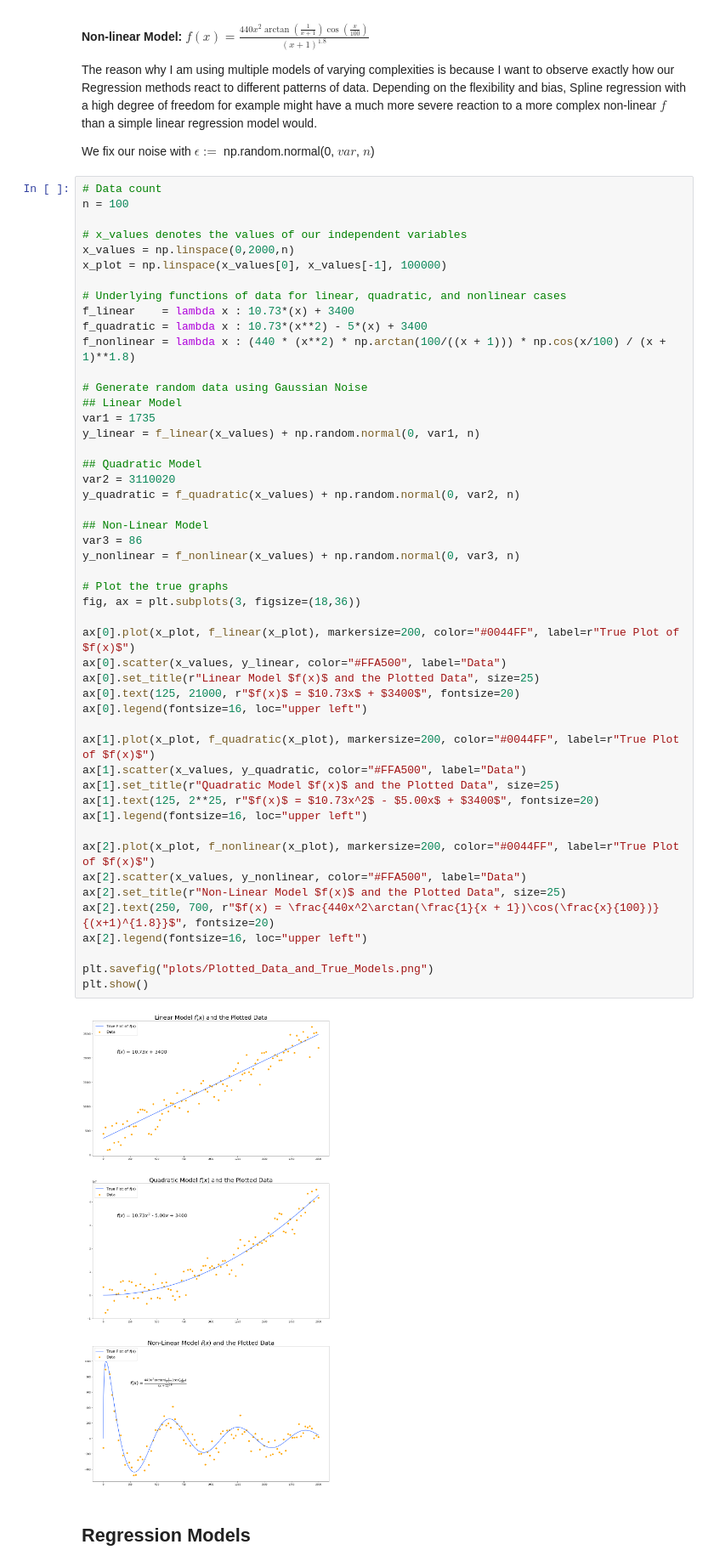
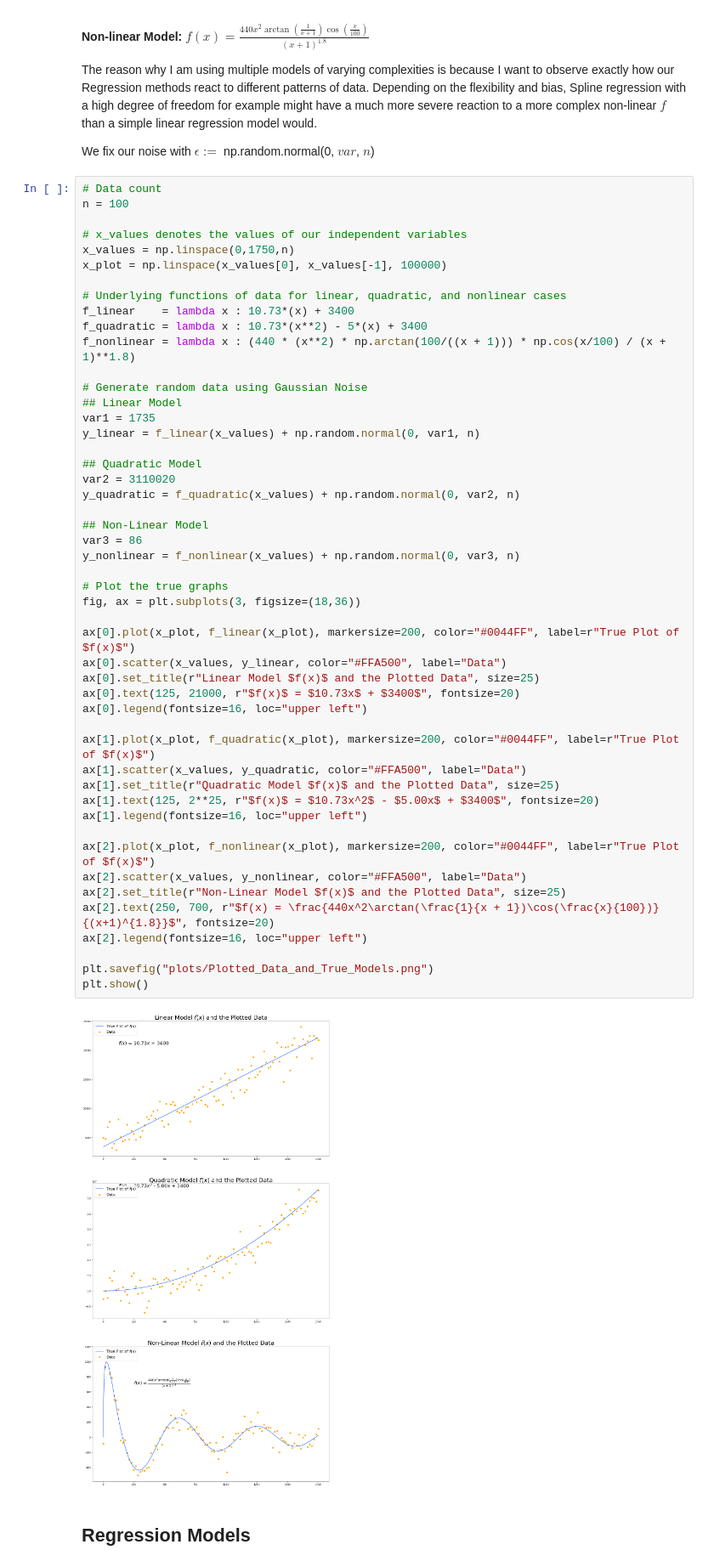
Before and after one commit to ririye01/Exploring-Errors-in-Regression, a Jupyter notebook: Errors in Regression.ipynb, the cells around one changed output. Shown at 85% size. Saved outputs shown, nothing was run; the diff lists cells and outputs as text.

```diff
--- a/Errors in Regression.ipynb
+++ b/Errors in Regression.ipynb
@@ -64,7 +64,7 @@ We fix our noise with $\epsilon := $ np.random.normal(0, $var$, $n$)
 n = 100
 
 # x_values denotes the values of our independent variables
-x_values = np.linspace(0,2000,n)
+x_values = np.linspace(0,1750,n)
 x_plot = np.linspace(x_values[0], x_values[-1], 100000)
 
 # Underlying functions of data for linear, quadratic, and nonlinear cases
@@ -82,34 +82,34 @@ var2 = 3110020
 y_quadratic = f_quadratic(x_values) + np.random.normal(0, var2, n)
 
 ## Non-Linear Model
 var3 = 86
 y_nonlinear = f_nonlinear(x_values) + np.random.normal(0, var3, n)
 
 # Plot the true graphs
 fig, ax = plt.subplots(3, figsize=(18,36))
 
 ax[0].plot(x_plot, f_linear(x_plot), markersize=200, color="#0044FF", label=r"True Plot of $f(x)$")
 ax[0].scatter(x_values, y_linear, color="#FFA500", label="Data")
 ax[0].set_title(r"Linear Model $f(x)$ and the Plotted Data", size=25)
 ax[0].text(125, 21000, r"$f(x)$ = $10.73x$ + $3400$", fontsize=20)
 ax[0].legend(fontsize=16, loc="upper left")
 
 ax[1].plot(x_plot, f_quadratic(x_plot), markersize=200, color="#0044FF", label=r"True Plot of $f(x)$")
 ax[1].scatter(x_values, y_quadratic, color="#FFA500", label="Data")
 ax[1].set_title(r"Quadratic Model $f(x)$ and the Plotted Data", size=25)
 ax[1].text(125, 2**25, r"$f(x)$ = $10.73x^2$ - $5.00x$ + $3400$", fontsize=20)
 ax[1].legend(fontsize=16, loc="upper left")
 
 ax[2].plot(x_plot, f_nonlinear(x_plot), markersize=200, color="#0044FF", label=r"True Plot of $f(x)$")
 ax[2].scatter(x_values, y_nonlinear, color="#FFA500", label="Data")
 ax[2].set_title(r"Non-Linear Model $f(x)$ and the Plotted Data", size=25)
 ax[2].text(250, 700, r"$f(x) = \frac{440x^2\arctan(\frac{1}{x + 1})\cos(\frac{x}{100})}{(x+1)^{1.8}}$", fontsize=20)
 ax[2].legend(fontsize=16, loc="upper left")
 
 plt.savefig("plots/Plotted_Data_and_True_Models.png")
 plt.show()
 # %% [output]
-[figure, old version]
+[figure, new version]
 # %% [markdown]
 ## **Regression Models**
 # %% [markdown]
```
Also changed, not shown: parts of 8 cells of this notebook, 5 other files.
